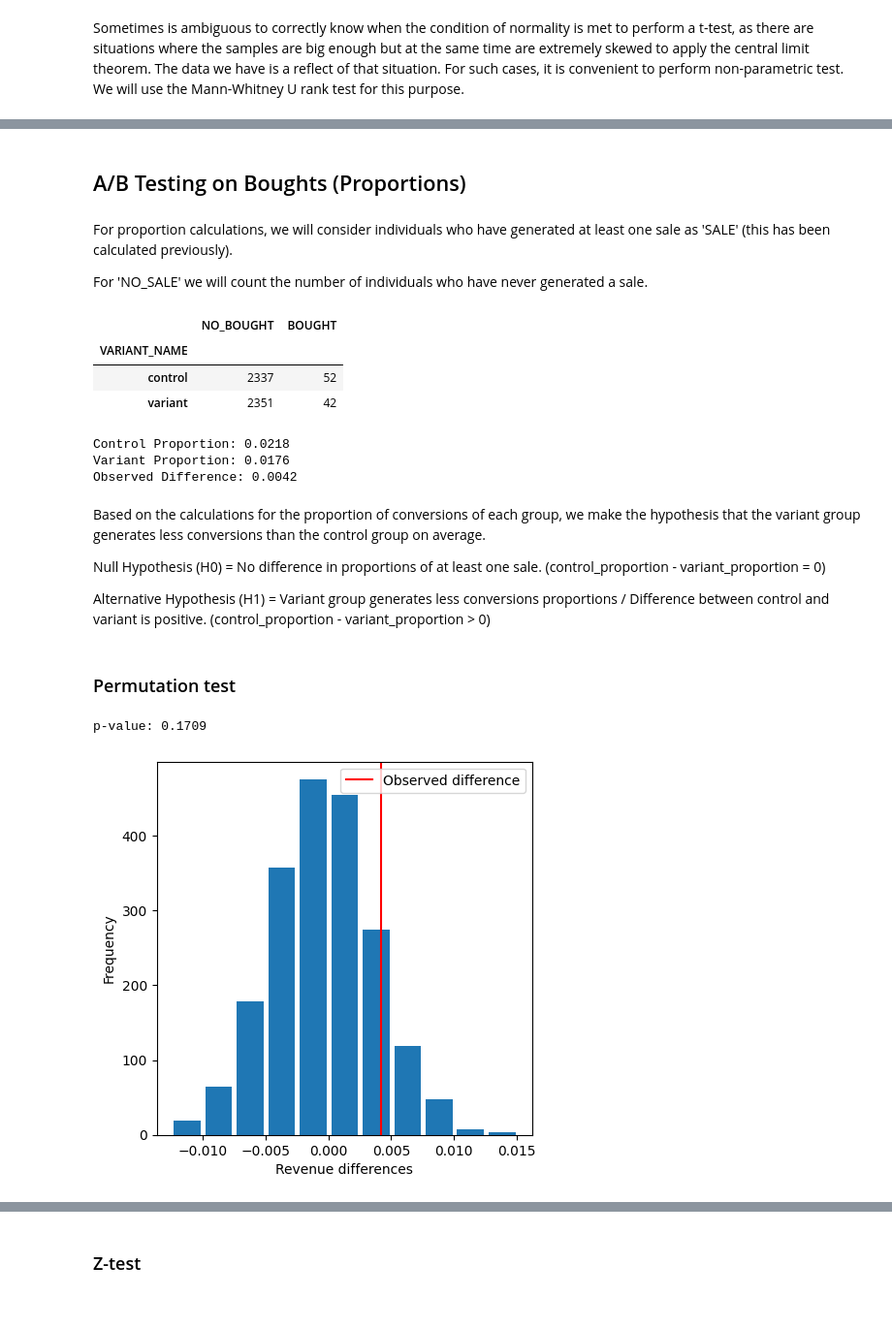
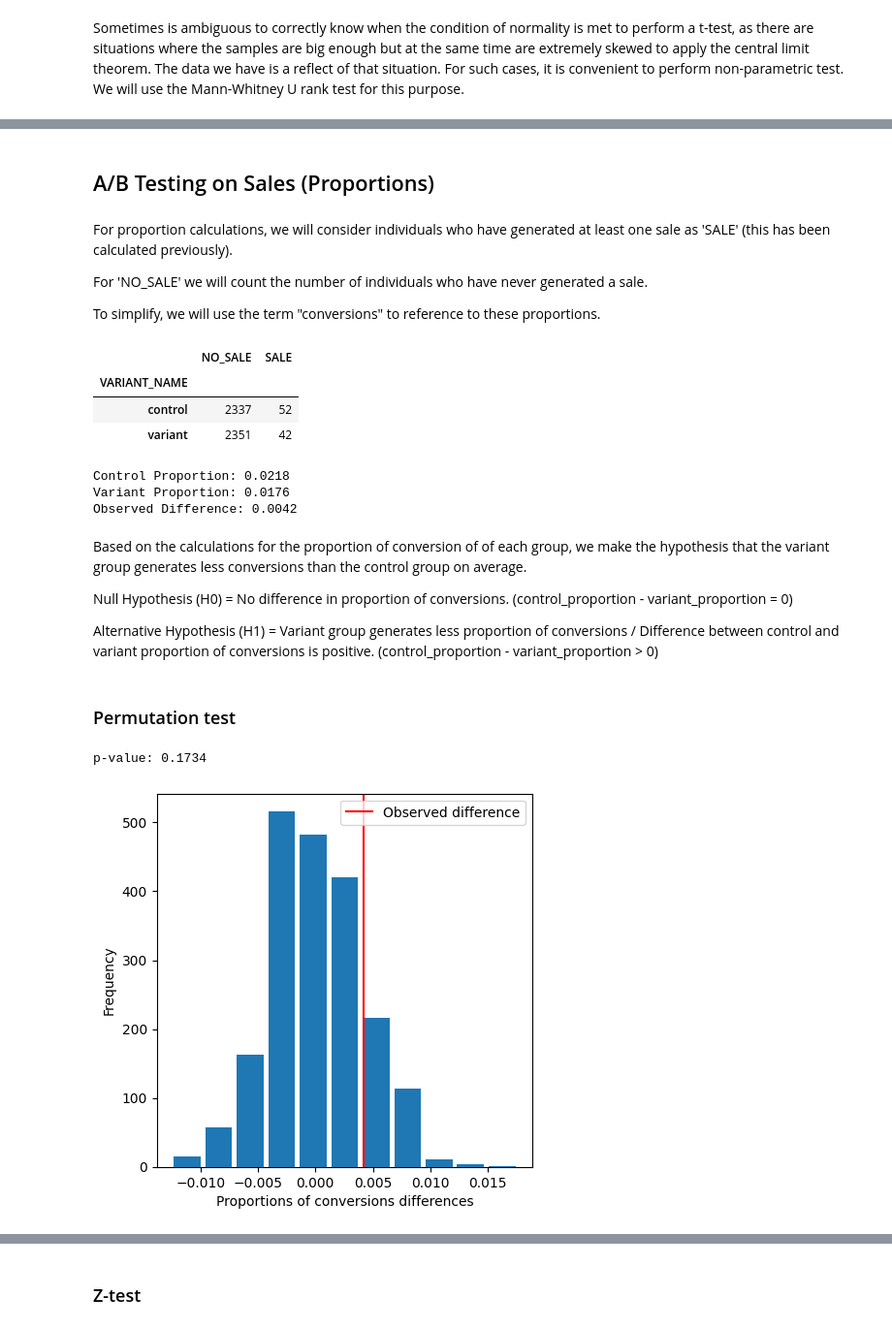
Before and after one commit to tomashbk/ab_testing, a Jupyter notebook: abtesting_2023-04-26.ipynb, the cells around one changed output, grey strips where cells are left out. Shown at 97% size. Drawn from its saved outputs; the diff is of its cells as text; code cells hidden in the pictures.

```diff
--- a/abtesting_2023-04-26.ipynb
+++ b/abtesting_2023-04-26.ipynb
@@ -269,7 +267,6 @@ df_userid_bought
 | 4781 | 9998 | control | 0 |
 4782 rows × 3 columns
 # %%
-# pd.concat([df_userid_revenue, df_userid_interaction, df_userid_bought], axis=1)
-df_grouped_users = pd.merge(df_userid_revenue, df_userid_interaction, on=['USER_ID', 'VARIANT_NAME']).merge(df_userid_bought, on=['USER_ID', 'VARIANT_NAME'])
+df_grouped_users = pd.merge(df_userid_revenue, df_userid_interaction, on=['USER_ID', 'VARIANT_NAME']).merge(df_userid_sale, on=['USER_ID', 'VARIANT_NAME'])
 df_grouped_users
 # %% [output]
@@ -287,7 +284,7 @@ df_grouped_users
 | 4781 | 9998 | control | 0.0 | 1 | 0 |
 4782 rows × 5 columns
 # %%
-df_grouped_users['NO_BOUGHTS'] = df_grouped_users['INTERACTIONS'] - df_grouped_users['TOTAL_BOUGHTS']
-df_grouped_users['BOUGHT'] = np.where(df_grouped_users['REVENUE'] == 0, 0, 1)
+df_grouped_users['NO_SALES'] = df_grouped_users['INTERACTIONS'] - df_grouped_users['TOTAL_SALES']
+df_grouped_users['SALE'] = np.where(df_grouped_users['REVENUE'] == 0, 0, 1)
 df_grouped_users
 # %% [output]
@@ -512,24 +562,26 @@ p-value: 0.1457
 # %% [markdown]
-## A/B Testing on Boughts (Proportions)
+## A/B Testing on Sales (Proportions)
 # %% [markdown]
 For proportion calculations, we will consider individuals who have generated at least one sale as 'SALE' (this has been calculated previously).
 
 For 'NO_SALE' we will count the number of individuals who have never generated a sale.
+
+To simplify, we will use the term "conversions" to reference to these proportions.
 # %%
-df_contingency_pt1 = df_grouped_users.loc[(df_grouped_users['BOUGHT'] == 0), ['BOUGHT', 'VARIANT_NAME']].groupby('VARIANT_NAME').count()
-df_contingency_pt1.rename(columns={'BOUGHT': 'NO_BOUGHT'}, inplace=True)
+df_contingency_pt1 = df_grouped_users.loc[(df_grouped_users['SALE'] == 0), ['SALE', 'VARIANT_NAME']].groupby('VARIANT_NAME').count()
+df_contingency_pt1.rename(columns={'SALE': 'NO_SALE'}, inplace=True)
 
-df_contingency_pt2 = df_grouped_users[['BOUGHT', 'VARIANT_NAME']].groupby('VARIANT_NAME').sum()
+df_contingency_pt2 = df_grouped_users[['SALE', 'VARIANT_NAME']].groupby('VARIANT_NAME').sum()
 df_contingency = pd.concat([df_contingency_pt1, df_contingency_pt2], axis=1)
 df_contingency
 # %% [output]
-|  | NO_BOUGHT | BOUGHT |
+|  | NO_SALE | SALE |
 | VARIANT_NAME |  |  |
 | control | 2337 | 52 |
 | variant | 2351 | 42 |
 # %%
-control_proportion = df_contingency.loc['control', 'BOUGHT'] / df_contingency.loc['control'].sum()
-variant_proportion = df_contingency.loc['variant', 'BOUGHT'] / df_contingency.loc['variant'].sum()
+control_proportion = df_contingency.loc['control', 'SALE'] / df_contingency.loc['control'].sum()
+variant_proportion = df_contingency.loc['variant', 'SALE'] / df_contingency.loc['variant'].sum()
 observed_difference = control_proportion - variant_proportion
 
 print(f'Control Proportion: {control_proportion:.4f}')
@@ -540,43 +592,36 @@ Control Proportion: 0.0218
 Variant Proportion: 0.0176
 Observed Difference: 0.0042
 # %% [markdown]
-Based on the calculations for the proportion of conversions of each group, we make the hypothesis that the variant group generates less conversions than the control group on average.
+Based on the calculations for the proportion of conversion of  of each group, we make the hypothesis that the variant group generates less conversions than the control group on average.
 
-Null Hypothesis (H0) = No difference in proportions of at least one sale. (control_proportion - variant_proportion = 0)
+Null Hypothesis (H0) = No difference in proportion of conversions. (control_proportion - variant_proportion = 0)
 
-Alternative Hypothesis (H1) = Variant group generates less conversions proportions / Difference between control and variant is positive. (control_proportion - variant_proportion > 0)
+Alternative Hypothesis (H1) = Variant group generates less proportion of conversions / Difference between control and variant proportion of conversions is positive. (control_proportion - variant_proportion > 0)
 # %% [markdown]
 ### Permutation test
 # %%
 def statistic(x, y, axis):
     return np.mean(x, axis=axis) - np.mean(y, axis=axis)
 
 permutation_results = stats.permutation_test(
-    (df_grouped_users[df_grouped_users['VARIANT_NAME'] == 'control']['BOUGHT'], df_grouped_users[df_grouped_users['VARIANT_NAME'] == 'variant']['BOUGHT']),
+    (df_grouped_users[df_grouped_users['VARIANT_NAME'] == 'control']['SALE'], df_grouped_users[df_grouped_users['VARIANT_NAME'] == 'variant']['SALE']),
     statistic,
     vectorized=True,
     n_resamples=2000,
     alternative='greater'
     )
 
 print(f'p-value: {permutation_results.pvalue:.4f}')
 
-df_results['test_for'] = "Difference in Sales proportions"
-df_results['test_type'] = "Permutation Test"
-df_results['H0'] = "No difference on Revenue means"
-df_results['H1'] = "Mean Revenue on Variant group is lower"
-df_results['pvalue'] = mannwhitneyu_results.pvalue
-df_results['results'] = "Fail to reject the Null Hypothesis. Seems like there is no difference between Control and Variant groups on Revenue means"
-
 
 fig, ax = plt.subplots(figsize=(5, 5))
 ax.hist(permutation_results.null_distribution, bins=11, rwidth=0.85)
 ax.axvline(x = observed_difference, color='red', label='Observed difference')
-ax.set_xlabel('Revenue differences')
+ax.set_xlabel('Proportions of conversions differences')
 ax.set_ylabel('Frequency')
 
 ax.legend();
 plt.show()
 # %% [output]
-p-value: 0.1709
+p-value: 0.1734
-[figure, old version]
+[figure, new version]
```
Also changed, not shown: parts of 31 cells of this notebook.
